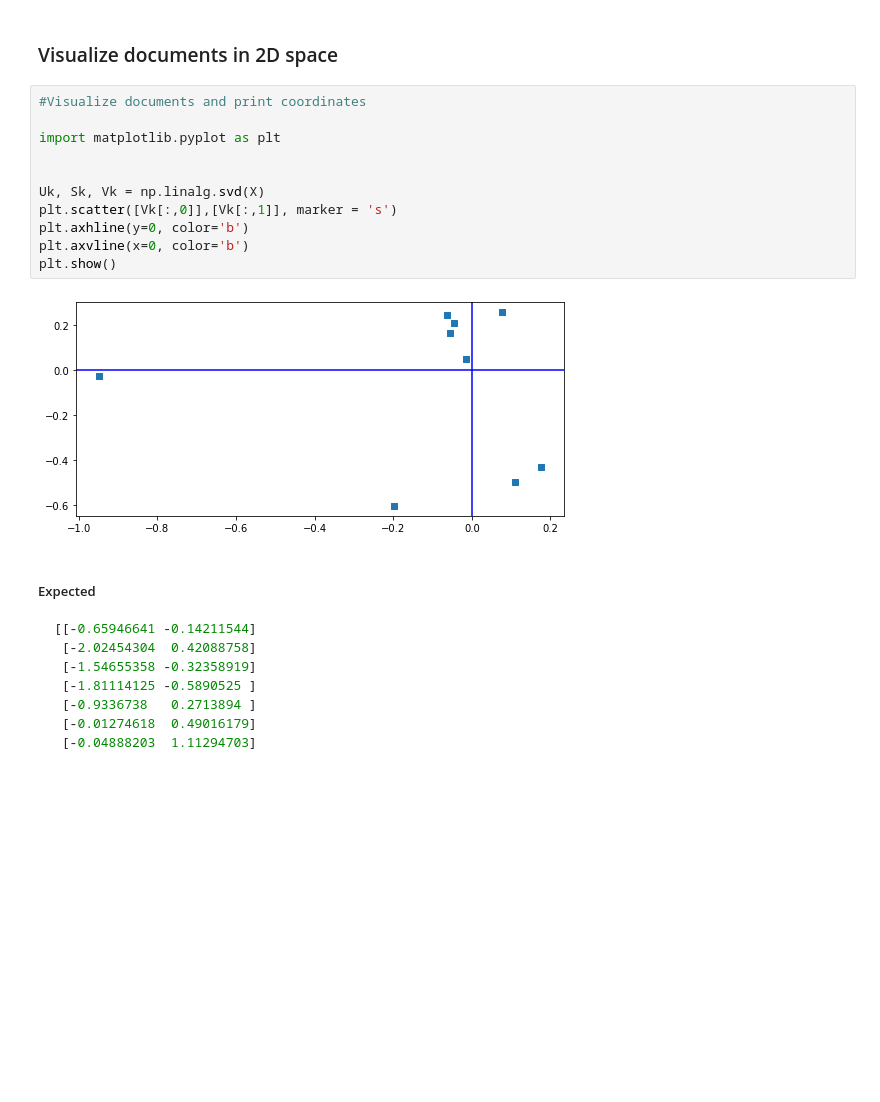
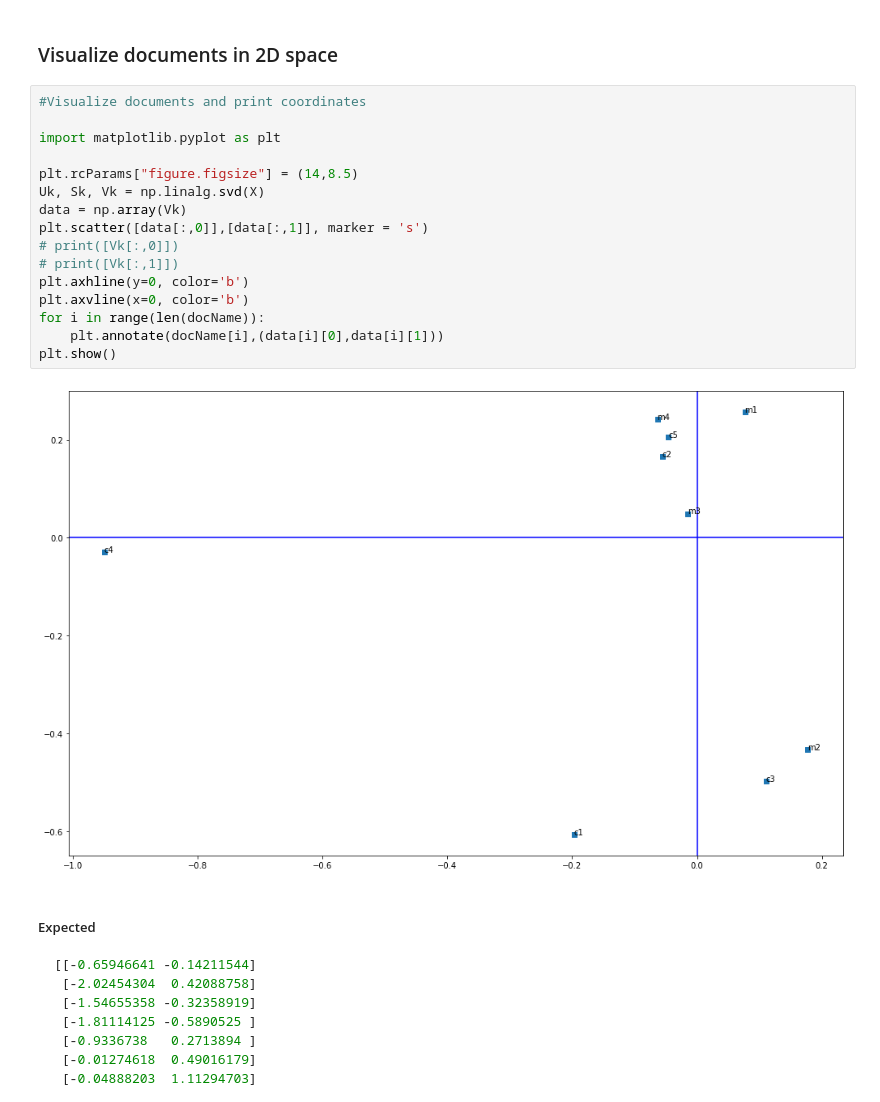
Before and after one commit to dpoulomi/nlp-assignment3, a Jupyter notebook: CS6120NLP_Assignment_3_Summer22.ipynb, the cells around one changed output. Cells and saved outputs as stored; diff of their text form; blank space fills up the shorter version.

````diff
--- a/CS6120NLP_Assignment_3_Summer22.ipynb
+++ b/CS6120NLP_Assignment_3_Summer22.ipynb
@@ -306,16 +306,21 @@ print(Vk_t)
 # %%
 #Visualize documents and print coordinates
 
 import matplotlib.pyplot as plt
 
-
+plt.rcParams["figure.figsize"] = (14,8.5)
 Uk, Sk, Vk = np.linalg.svd(X)
-plt.scatter([Vk[:,0]],[Vk[:,1]], marker = 's')
+data = np.array(Vk)
+plt.scatter([data[:,0]],[data[:,1]], marker = 's')
+# print([Vk[:,0]])
+# print([Vk[:,1]])
 plt.axhline(y=0, color='b')
 plt.axvline(x=0, color='b')
+for i in range(len(docName)):
+    plt.annotate(docName[i],(data[i][0],data[i][1]))
 plt.show()
 # %% [output]
-[figure, old version]
+[figure, new version]
 # %% [markdown]
 ##### Expected
 ```CPP
````
Also changed, not shown: parts of 2 cells of this notebook.
